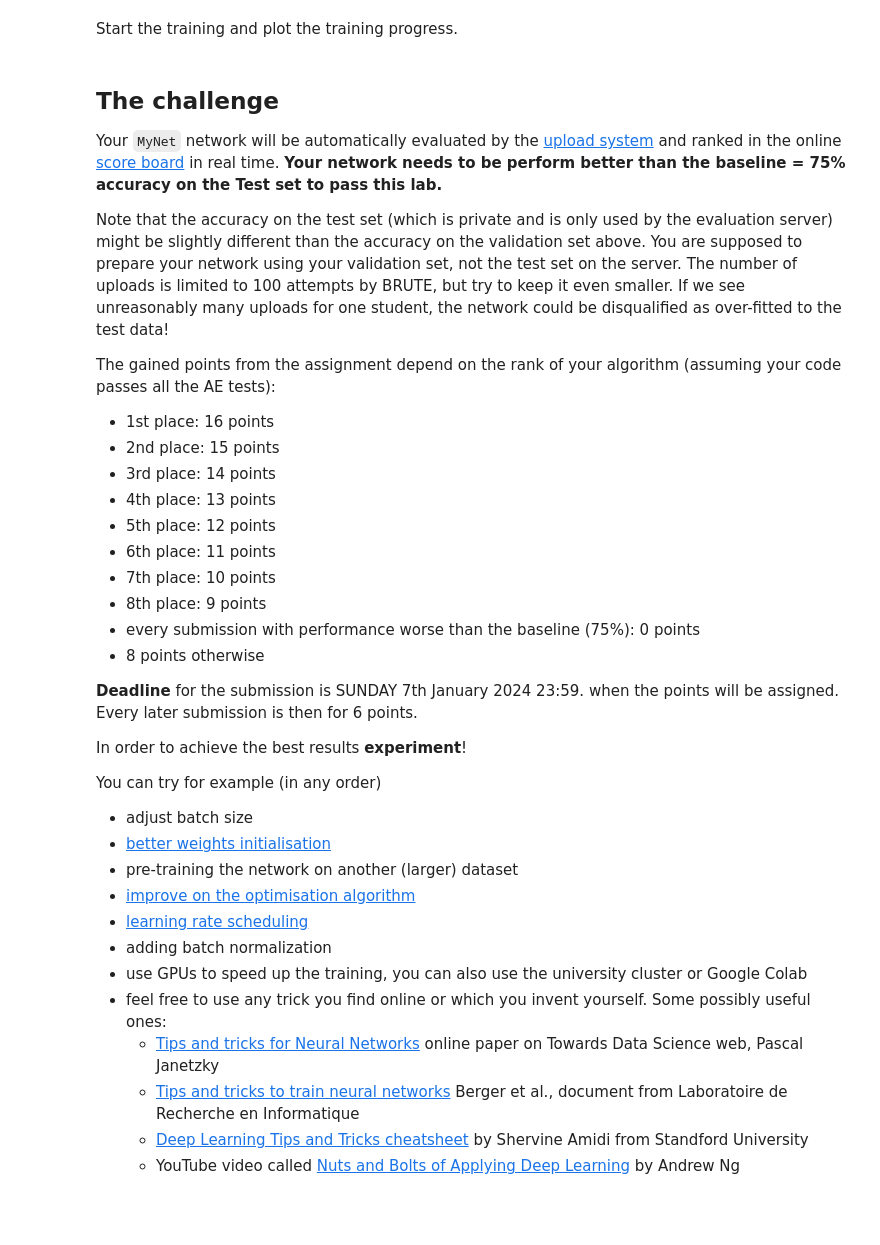
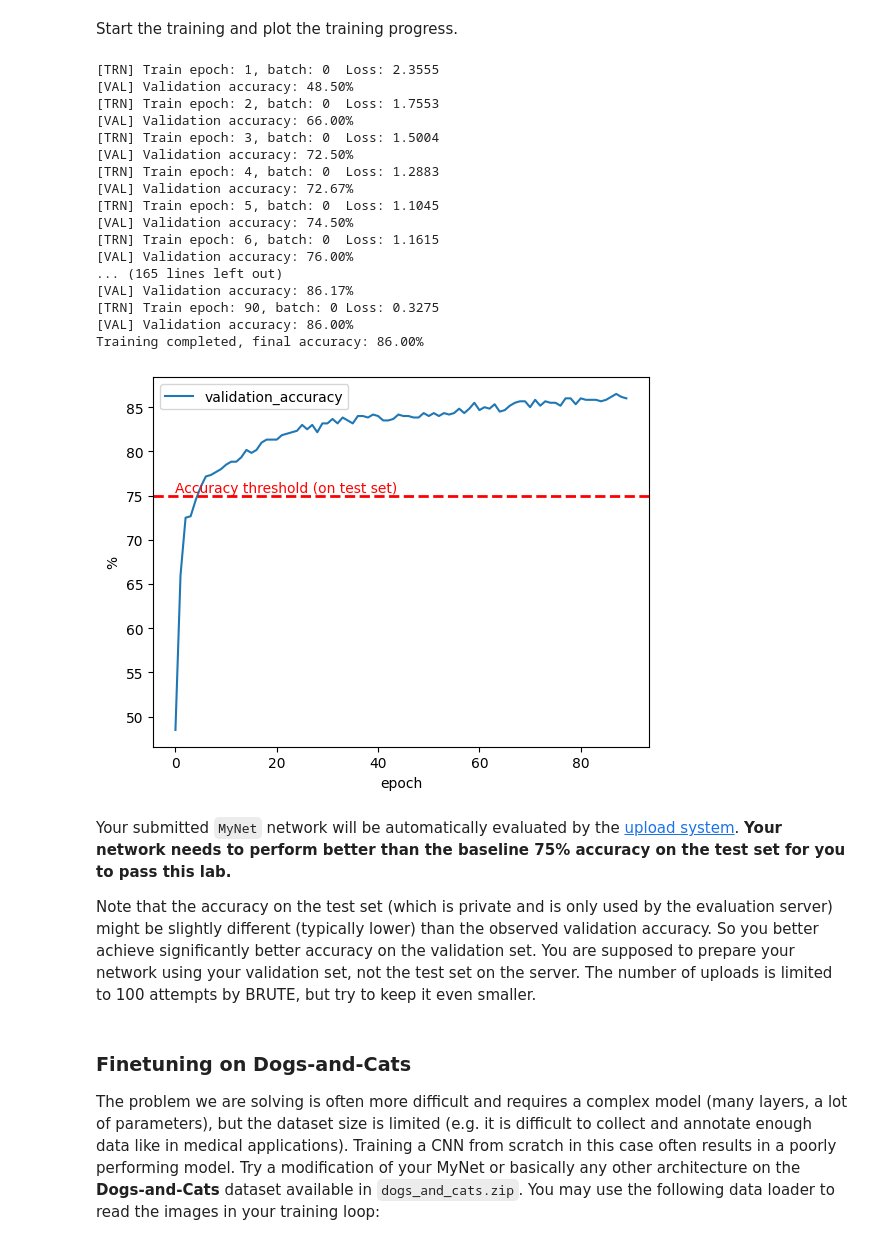
Before and after one commit to fitter0happier/Statistical-ML, a Jupyter notebook: assignment_cnn/cnn.ipynb, the cells around one changed output. Cells and saved outputs as stored; diff of their text form; code cells hidden in the pictures; blank space fills up the shorter version.

```diff
--- a/assignment_cnn/cnn.ipynb
+++ b/assignment_cnn/cnn.ipynb
@@ -601,8 +624,8 @@ testing.assert_array_equal(network_output.shape, [batch_size, 10], 'The network
 # %% [markdown]
 Start the training and plot the training progress.
 # %%
-learning_rate = 1.0
-epochs = 20
+learning_rate = 0.001
+epochs = 90
 
 dataset = datasets.FashionMNIST('data', train=True, download=True,
                                 transform=transforms.ToTensor())
@@ -622,7 +645,7 @@ val_loader = torch.utils.data.DataLoader(val_dataset,
                                          batch_size=batch_size,
                                          shuffle=False)
 
-device = torch.device("cpu")
+device = torch.device("cuda")
 model = MyNet().to(device)
 
 
@@ -636,66 +659,57 @@ for epoch in range(1, epochs + 1):
     for i_batch, (x, y) in enumerate(trn_loader):
         x, y = x.to(device), y.to(device)
         optimizer.zero_grad()
         net_output = model(x)
         loss = F.nll_loss(net_output, y)
         loss.backward()
         optimizer.step()
 
         if i_batch % 100 == 0:
             print('[TRN] Train epoch: {}, batch: {}\tLoss: {:.4f}'.format(
                 epoch, i_batch, loss.item()))
 
     # validation
     model.eval()
     correct = 0
     with torch.no_grad():
         for x, y in val_loader:
             x, y = x.to(device), y.to(device)
 
             prediction = classify(model, x)
             correct += prediction.eq(y).sum().item()
     val_accuracy = correct / len(val_loader.dataset)
     validation_accuracies.append(100. * val_accuracy)
     print('[VAL] Validation accuracy: {:.2f}%'.format(100 * val_accuracy))
 
 
 print('Training completed, final accuracy: {:.2f}%'.format(100 * val_accuracy))
 torch.save(model.state_dict(), "model.pt")
 
 visualize_data([validation_accuracies], legend=['validation_accuracy'], xlabel='epoch', ylabel='%', save_filepath='pytorch_cnn_training.png', hline=75.0, hlinelabel='Accuracy threshold (on test set)')
+# %% [output]
+[TRN] Train epoch: 1, batch: 0  Loss: 2.3555
+[VAL] Validation accuracy: 48.50%
+[TRN] Train epoch: 2, batch: 0  Loss: 1.7553
+[VAL] Validation accuracy: 66.00%
+[TRN] Train epoch: 3, batch: 0  Loss: 1.5004
+[VAL] Validation accuracy: 72.50%
+[TRN] Train epoch: 4, batch: 0  Loss: 1.2883
+[VAL] Validation accuracy: 72.67%
+[TRN] Train epoch: 5, batch: 0  Loss: 1.1045
+[VAL] Validation accuracy: 74.50%
+[TRN] Train epoch: 6, batch: 0  Loss: 1.1615
+[VAL] Validation accuracy: 76.00%
+... (165 lines left out)
+[VAL] Validation accuracy: 86.17%
+[TRN] Train epoch: 90, batch: 0 Loss: 0.3275
+[VAL] Validation accuracy: 86.00%
+Training completed, final accuracy: 86.00%
+[figure, added]
 # %% [markdown]
-## The challenge
+Your submitted `MyNet` network will be automatically evaluated by the [upload system](https://cw.felk.cvut.cz/brute/). __Your network needs to perform better than the baseline 75% accuracy on the test set for you to pass this lab.__
 
-Your `MyNet` network will be automatically evaluated by the [upload system](https://cw.felk.cvut.cz/brute/) and ranked in the online [score board](https://cw.felk.cvut.cz/brute/data/ae/release/2020z_rpz/rpz-2020/upload_system/cnn_leaderboard.php) in real time. __Your network needs to be perform better than the baseline = 75% accuracy on the Test set to pass this lab.__
-
-Note that the accuracy on the test set (which is private and is only used by the evaluation server) might be slightly different than the accuracy on the validation set above. You are supposed to prepare your network using your validation set, not the test set on the server. The number of uploads is limited to 100 attempts by BRUTE, but try to keep it even smaller. If we see unreasonably many uploads for one student, the network could be disqualified as over-fitted to the test data!
-
-The gained points from the assignment depend on the rank of your algorithm (assuming your code passes all the AE tests):
-  * 1st place: 16 points
-  * 2nd place: 15 points
-  * 3rd place: 14 points
-  * 4th place: 13 points
-  * 5th place: 12 points
-  * 6th place: 11 points
-  * 7th place: 10 points
-  * 8th place:  9 points
-  * every submission with performance worse than the baseline (75%): 0 points
-  * 8 points otherwise
-
-**Deadline** for the submission is SUNDAY 7th January 2024 23:59. when the points will be assigned. Every later submission is then for 6 points.
-
-In order to achieve the best results __experiment__!
-
-You can try for example (in any order)
-* adjust batch size
-* [better weights initialisation](http://andyljones.tumblr.com/post/110998971763/an-explanation-of-xavier-initialization)
-* pre-training the network on another (larger) dataset
-* [improve on the optimisation algorithm](http://ruder.io/optimizing-gradient-descent/)
-* [learning rate scheduling](https://pytorch.org/docs/stable/optim.html#how-to-adjust-learning-rate)
-* adding batch normalization
-* use GPUs to speed up the training, you can also use the university cluster or Google Colab
-* feel free to use any trick you find online or which you invent yourself. Some possibly useful ones:
-  * [Tips and tricks for Neural Networks](https://towardsdatascience.com/tips-and-tricks-for-neural-networks-63876e3aad1a) online paper on Towards Data Science web, Pascal Janetzky
-  * [Tips and tricks to train neural networks](https://www.lri.fr/~gcharpia/deeppractice/2020/tips.pdf) Berger et al., document from Laboratoire de Recherche en Informatique
-  * [Deep Learning Tips and Tricks cheatsheet](https://stanford.edu/~shervine/teaching/cs-230/cheatsheet-deep-learning-tips-and-tricks) by Shervine Amidi from Standford University
-  * YouTube video called [Nuts and Bolts of Applying Deep Learning](https://www.youtube.com/watch?v=F1ka6a13S9I&ab_channel=LexFridman) by Andrew Ng
+Note that the accuracy on the test set (which is private and is only used by the evaluation server) might be slightly different (typically lower) than the observed validation accuracy. So you better achieve significantly better accuracy on the validation set. You are supposed to prepare your network using your validation set, not the test set on the server. The number of uploads is limited to 100 attempts by BRUTE, but try to keep it even smaller.
+# %% [markdown]
+### Finetuning on Dogs-and-Cats
+
+The problem we are solving is often more difficult and requires a complex model (many layers, a lot of parameters), but the dataset size is limited (e.g. it is difficult to collect and annotate enough data like in medical applications). Training a CNN from scratch in this case often results in a poorly performing model. Try a modification of your MyNet or basically any other architecture on the **Dogs-and-Cats** dataset available in `dogs_and_cats.zip`. You may use the following data loader to read the images in your training loop:
```
Also changed, not shown: parts of 27 cells of this notebook, 3 other files.
